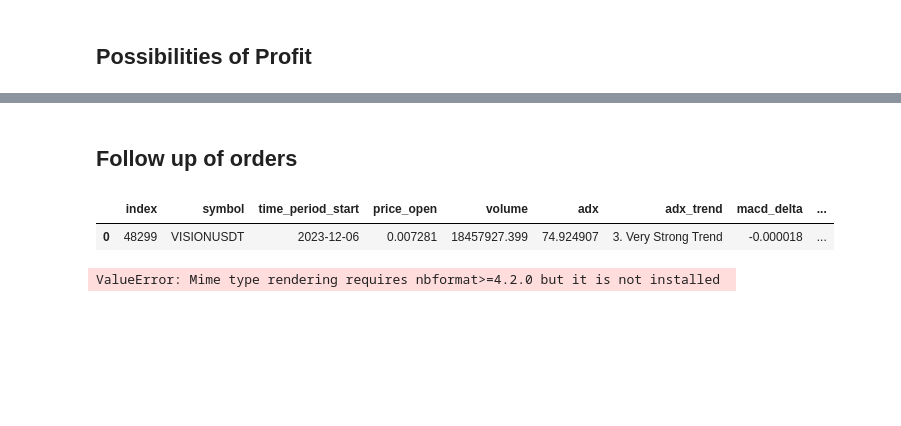
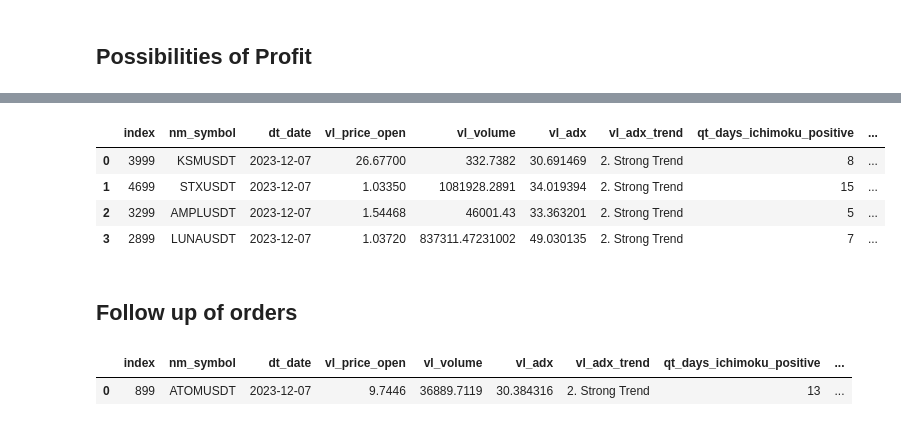
Before and after one commit to ViniciusRaphael/kucoin_crypto_financial_analysis, a Jupyter notebook: indicators_kucoin.ipynb, the cells around one changed output, grey strips where cells are left out. Saved outputs shown, nothing was run; the diff lists cells and outputs as text; code cells hidden in the pictures; blank space fills up the shorter version.

Commit message:
Updating all column names to improve readability

```diff
--- a/indicators_kucoin.ipynb
+++ b/indicators_kucoin.ipynb
@@ -75,7 +105,7 @@ def getting_data(symbol):
 testing = []
 
 total_items = len(symbols)
-for index, crypto in enumerate(symbols[:500], start=1):
+for index, crypto in enumerate(symbols[:50], start=1):
     try:
         data = getting_data(crypto)
         if not data.empty:  # Check if the dataframe is not empty before appending
@@ -110,17 +140,17 @@ Item 500/800: AURORA-USDT
 # %%
 today = datetime.today().date()
 df_indicators = df_concat.loc[
-                (df_concat['adx'] > 25) &
-                (df_concat['time_period_start'].dt.date == today) &
+                (df_concat['vl_adx'] > 25) &
+                (df_concat['dt_date'].dt.date == today) &
 
                 # Ichimoku com menos preço maior do que linha de conversão e linha de base
-                (df_concat['price_low'] > df_concat['conversion_line']) &
-                (df_concat['price_low'] > df_concat['base_line']) &
+                (df_concat['vl_price_low'] > df_concat['vl_conversion_line']) &
+                (df_concat['vl_price_low'] > df_concat['vl_base_line']) &
 
-                # MACD histograma maior do que 0 e signal maior do que macd
-                (df_concat['macd_hist'] > 0) &
-                (df_concat['macd_delta'] > 0.01) &
-                (df_concat['supertrend_direction'] == 1)
+                # vl_macd histograma maior do que 0 e signal maior do que vl_macd
+                (df_concat['vl_macd_hist'] > 0) &
+                (df_concat['vl_macd_delta'] > 0.01) &
+                (df_concat['qt_days_supertrend_positive'] > 1)
                 ]
 # %% [markdown]
 ## Possibilities of Profit
@@ -147,3 +157,25 @@ df_indicators[['symbol', 'time_period_start', 'price_open', 'volume', 'adx', 'ad
+# %%
+df_indicators[
+    [
+        'nm_symbol',
+        'dt_date',
+        'vl_price_open',
+        'vl_volume',
+        'vl_adx',
+        'vl_adx_trend',
+        'qt_days_ichimoku_positive',
+        'vl_macd_delta',
+        'qt_days_macd_delta_positive',
+        'qt_days_supertrend_positive',
+
+        ]
+        ].sort_values(by=['vl_adx_trend', 'vl_macd_delta'], ascending=False).reset_index()
+# %% [output]
+|  | index | nm_symbol | dt_date | vl_price_open | vl_volume | vl_adx | vl_adx_trend | qt_days_ichimoku_positive | ... |
+| 0 | 3999 | KSMUSDT | 2023-12-07 | 26.67700 | 332.7382 | 30.691469 | 2. Strong Trend | 8 | ... |
+| 1 | 4699 | STXUSDT | 2023-12-07 | 1.03350 | 1081928.2891 | 34.019394 | 2. Strong Trend | 15 | ... |
+| 2 | 3299 | AMPLUSDT | 2023-12-07 | 1.54468 | 46001.43 | 33.363201 | 2. Strong Trend | 5 | ... |
+| 3 | 2899 | LUNAUSDT | 2023-12-07 | 1.03720 | 837311.47231002 | 49.030135 | 2. Strong Trend | 7 | ... |
 # %% [markdown]
 ## Follow up of orders
 # %%
@@ -157,35 +189,6 @@ df_fup = df_concat.loc[
                 ]
-# %%
-df_fup[['symbol', 'time_period_start', 'price_open', 'volume', 'adx', 'adx_trend', 'macd_delta', 'supertrend_direction']].sort_values(by=['adx'], ascending=False).reset_index()
-# %% [output]
-|  | index | symbol | time_period_start | price_open | volume | adx | adx_trend | macd_delta | ... |
-| 0 | 48299 | VISIONUSDT | 2023-12-06 | 0.007281 | 18457927.399 | 74.924907 | 3. Very Strong Trend | -0.000018 | ... |
-# %%
-def candle_chart(symbol):
-    # Create the candlestick trace for price
-    df = df_concat.loc[df_concat['symbol'] == f'{symbol}']
-    candlestick = go.Candlestick(
-        x=df['time_period_start'],
-        open=df['price_open'],
-        high=df['price_high'],
-        low=df['price_low'],
-        close=df['price_close'],
-        name='Price'
-    )
-
-    # Create the figure for price (candlestick chart)
-    fig = go.Figure(data=candlestick)
-
-    # Update layout and add title
-    fig.update_layout(
-        title='Price Candlestick Chart using Plotly',
-        xaxis_title='Date',
-        yaxis_title='Price'
-    )
-
-    # Show the plot
-    fig.show()
-
-candle_chart('AVAXUSDT')
-# %% [output]
-ValueError: Mime type rendering requires nbformat>=4.2.0 but it is not installed
+# %%
+df_fup[['nm_symbol', 'dt_date', 'vl_price_open', 'vl_volume', 'vl_adx', 'vl_adx_trend','qt_days_ichimoku_positive', 'vl_macd_delta','qt_days_macd_delta_positive', 'vl_supertrend_direction']].sort_values(by=['vl_adx'], ascending=False).reset_index()
+# %% [output]
+|  | index | nm_symbol | dt_date | vl_price_open | vl_volume | vl_adx | vl_adx_trend | qt_days_ichimoku_positive | ... |
+| 0 | 899 | ATOMUSDT | 2023-12-07 | 9.7446 | 36889.7119 | 30.384316 | 2. Strong Trend | 13 | ... |
```
Also changed, not shown: parts of 11 cells of this notebook, 1 other file.
